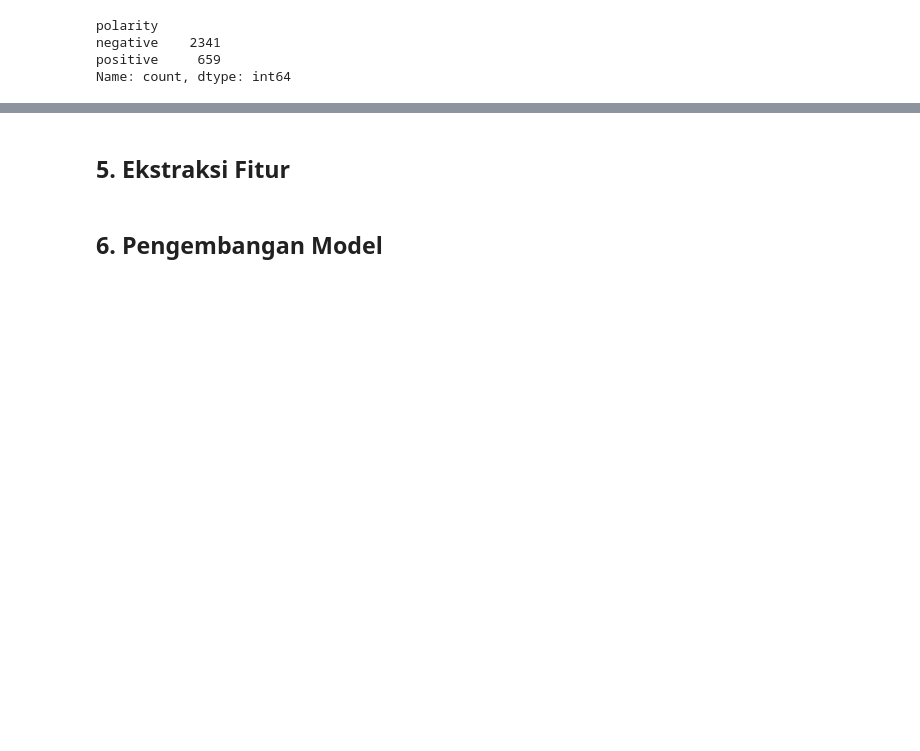
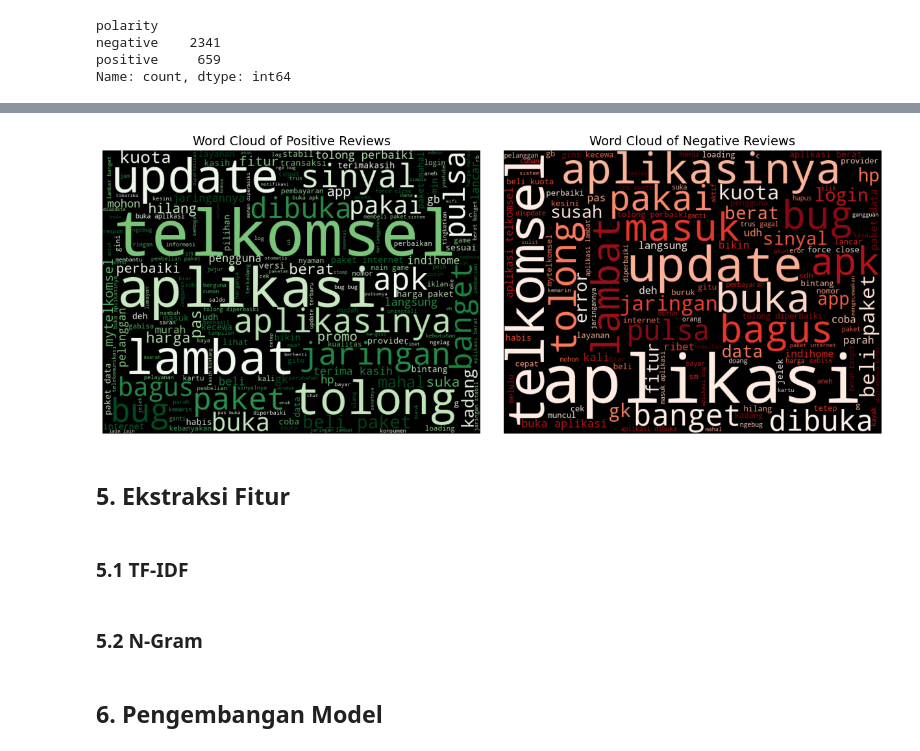
Before and after one commit to khairul746/IDCamp-ML-Engineer-2024-Projects, a Jupyter notebook: Analisis-Sentimen/Sentiment_Analysis_on_MyTelkomsel_App.ipynb, the cells around one changed output, grey strips where cells are left out. Cells and saved outputs as stored; diff of their text form; code cells hidden in the pictures; blank space fills up the shorter version.

```diff
--- a/Analisis-Sentimen/Sentiment_Analysis_on_MyTelkomsel_App.ipynb
+++ b/Analisis-Sentimen/Sentiment_Analysis_on_MyTelkomsel_App.ipynb
@@ -342,5 +359,49 @@ df.head(3)
+# %%
+positive_reviews = df[['text_akhir','polarity']].loc[df['polarity'] == 'positive']
+negative_reviews = df[['text_akhir','polarity']].loc[df['polarity'] == 'negative']
+# %%
+# Visualisasi Word Cloud
+fig, ax = plt.subplots(1, 2, figsize=(12, 10))
+
+# Word Cloud pada review positif
+list_postive_reviews = ""
+for row_word in positive_reviews.iloc[:, 0]:
+    list_postive_reviews += " " + (row_word)
+wordcloud_positive = WordCloud(
+    width=800, height=600, background_color="black", colormap="Greens", min_font_size=10
+).generate(list_postive_reviews)
+ax[0].set_title(
+    "Word Cloud of Positive Reviews",
+    fontsize=14,
+)
+ax[0].grid(False)
+ax[0].imshow((wordcloud_positive))
+fig.tight_layout(pad=0)
+ax[0].axis("off")
+
+# Word Cloud pada review negatif
+list_negative_reviews = ""
+for row_word in negative_reviews.iloc[:, 0]:
+    list_negative_reviews += " " + (row_word)
+wordcloud_negative = WordCloud(
+    width=800, height=600, background_color="black", colormap="Reds", min_font_size=10
+).generate(list_negative_reviews)
+ax[1].set_title(
+    "Word Cloud of Negative Reviews",
+    fontsize=14,
+)
+ax[1].grid(False)
+ax[1].imshow((wordcloud_negative))
+fig.tight_layout(pad=0)
+ax[1].axis("off")
+
+plt.show()
+# %% [output]
+[figure, added]
 # %% [markdown]
 ## 5. Ekstraksi Fitur
+# %% [markdown]
+### 5.1 TF-IDF
 # %%
 from sklearn.feature_extraction.text import TfidfVectorizer
 from sklearn.model_selection import train_test_split
@@ -363,3 +421,5 @@ X_train, X_test, y_train, y_test = train_test_split(X_tfidf, y, test_size=0.2, r
+# %% [markdown]
+### 5.2 N-Gram
 # %% [markdown]
 ## 6. Pengembangan Model
 # %%
```
Also changed, not shown: parts of 5 cells of this notebook.
